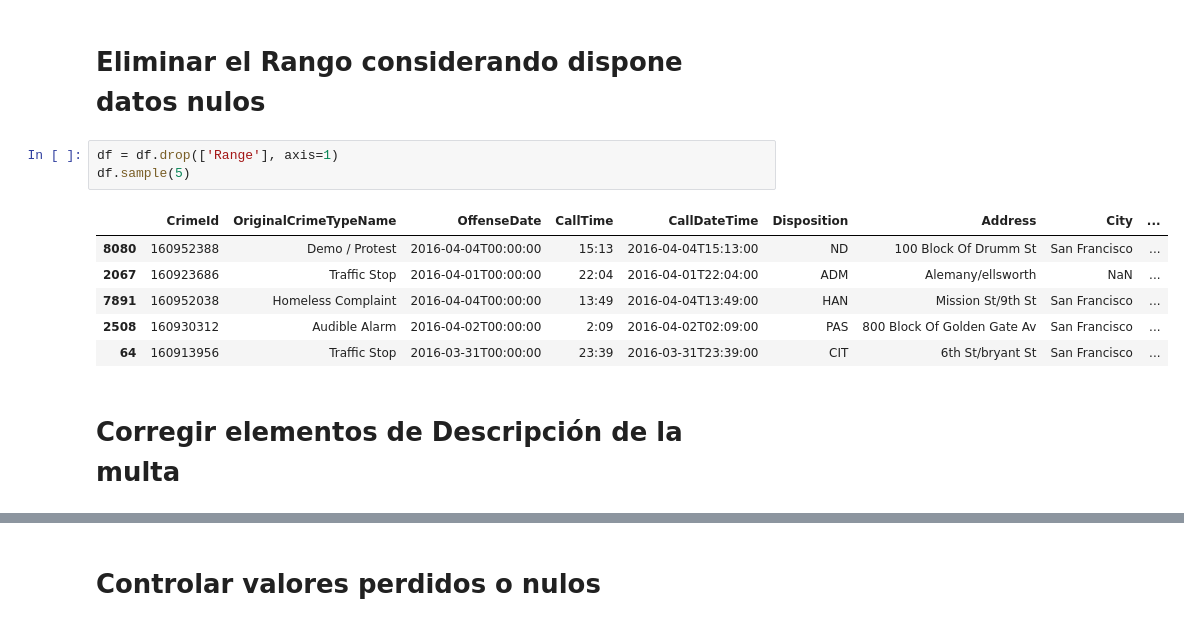
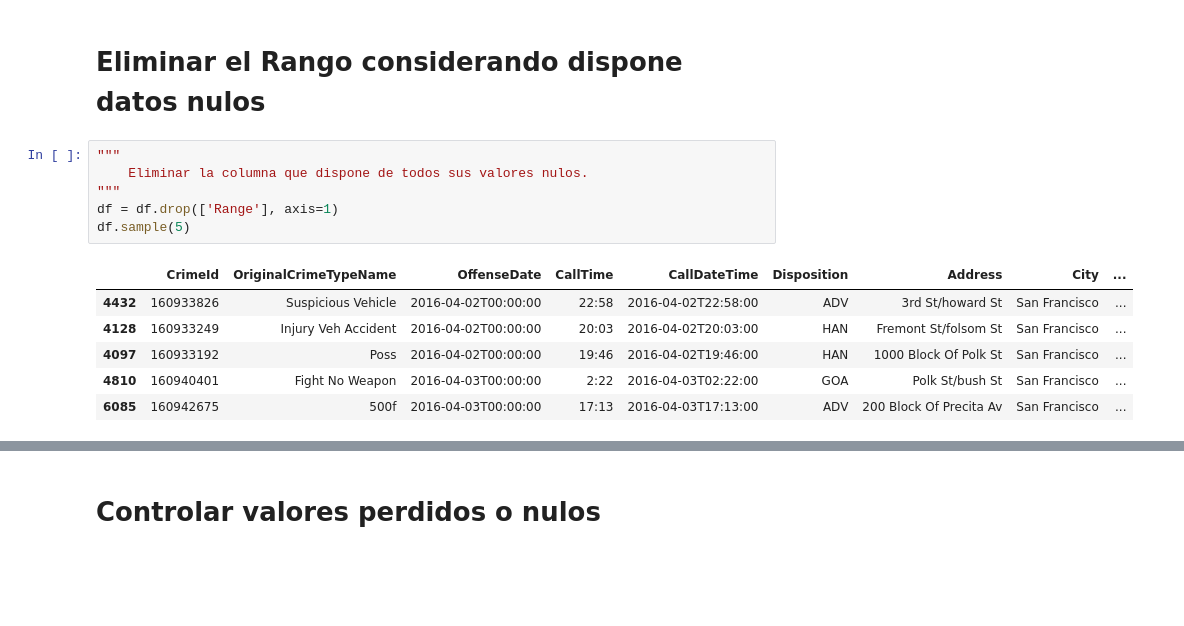
Before and after one commit to jacaceres1/Lab2_Limpieza_Datos, a Jupyter notebook: [NRC_6292]_JoseCáceres_La21Unidad2.ipynb, the cells around one changed output, grey strips where cells are left out. Cells and saved outputs as stored; diff of their text form; blank space fills up the shorter version.

```diff
--- a/[NRC_6292]_JoseCáceres_La21Unidad2.ipynb
+++ b/[NRC_6292]_JoseCáceres_La21Unidad2.ipynb
@@ -62,14 +77,15 @@ dtype: int64
 # %% [markdown]
 # Eliminar el Rango considerando dispone datos nulos
 # %%
+"""
+    Eliminar la columna que dispone de todos sus valores nulos.
+"""
 df = df.drop(['Range'], axis=1)
 df.sample(5)
 # %% [output]
 |  | CrimeId | OriginalCrimeTypeName | OffenseDate | CallTime | CallDateTime | Disposition | Address | City | ... |
-| 8080 | 160952388 | Demo / Protest | 2016-04-04T00:00:00 | 15:13 | 2016-04-04T15:13:00 | ND | 100 Block Of Drumm St | San Francisco | ... |
-| 2067 | 160923686 | Traffic Stop | 2016-04-01T00:00:00 | 22:04 | 2016-04-01T22:04:00 | ADM | Alemany/ellsworth | NaN | ... |
-| 7891 | 160952038 | Homeless Complaint | 2016-04-04T00:00:00 | 13:49 | 2016-04-04T13:49:00 | HAN | Mission St/9th St | San Francisco | ... |
-| 2508 | 160930312 | Audible Alarm | 2016-04-02T00:00:00 | 2:09 | 2016-04-02T02:09:00 | PAS | 800 Block Of Golden Gate Av | San Francisco | ... |
-| 64 | 160913956 | Traffic Stop | 2016-03-31T00:00:00 | 23:39 | 2016-03-31T23:39:00 | CIT | 6th St/bryant St | San Francisco | ... |
+| 4432 | 160933826 | Suspicious Vehicle | 2016-04-02T00:00:00 | 22:58 | 2016-04-02T22:58:00 | ADV | 3rd St/howard St | San Francisco | ... |
+| 4128 | 160933249 | Injury Veh Accident | 2016-04-02T00:00:00 | 20:03 | 2016-04-02T20:03:00 | HAN | Fremont St/folsom St | San Francisco | ... |
+| 4097 | 160933192 | Poss | 2016-04-02T00:00:00 | 19:46 | 2016-04-02T19:46:00 | HAN | 1000 Block Of Polk St | San Francisco | ... |
+| 4810 | 160940401 | Fight No Weapon | 2016-04-03T00:00:00 | 2:22 | 2016-04-03T02:22:00 | GOA | Polk St/bush St | San Francisco | ... |
+| 6085 | 160942675 | 500f | 2016-04-03T00:00:00 | 17:13 | 2016-04-03T17:13:00 | ADV | 200 Block Of Precita Av | San Francisco | ... |
-# %% [markdown]
-# Corregir elementos de Descripción de la multa
```
Also changed, not shown: parts of 45 cells of this notebook.
